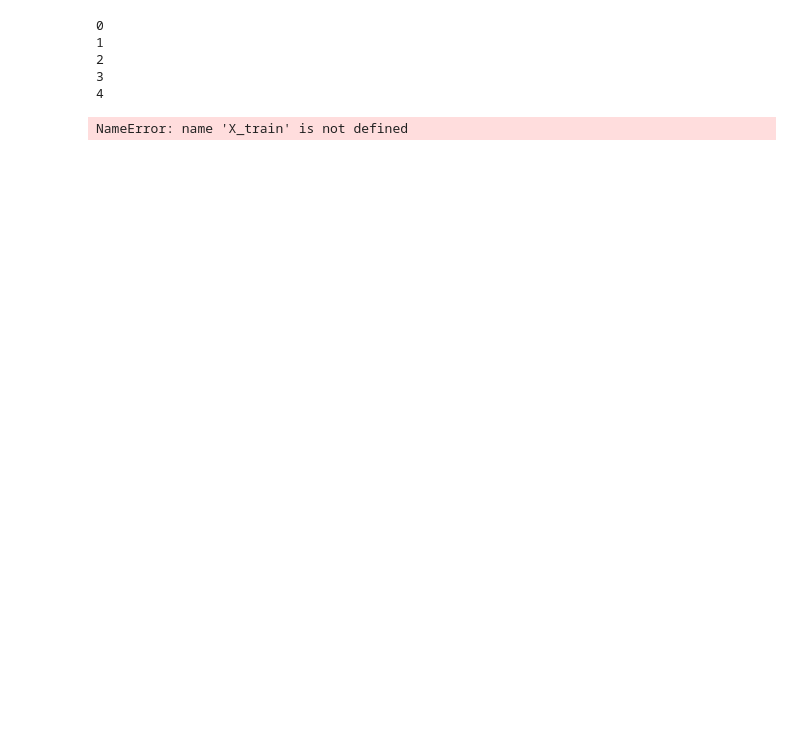
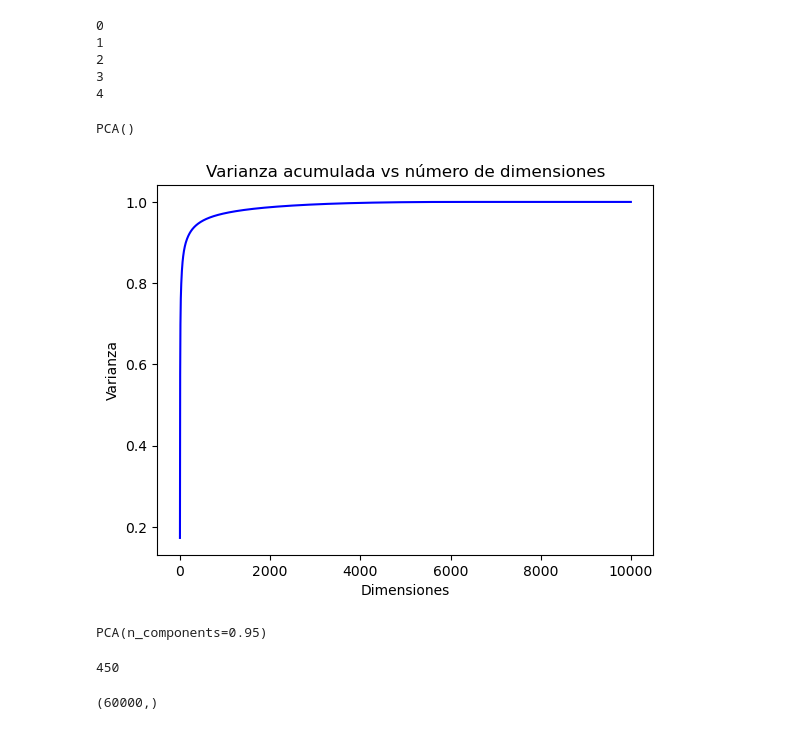
Before and after one commit to manuelo24-jpg/Ejercicios-Python, a Jupyter notebook: Pia/tema4/actividades/actividad3_19/Actividad3_19.ipynb, the cells around one changed output. Drawn from its saved outputs; the diff is of its cells as text; code cells hidden in the pictures; blank space fills up the shorter version.

```diff
--- a/Pia/tema4/actividades/actividad3_19/Actividad3_19.ipynb
+++ b/Pia/tema4/actividades/actividad3_19/Actividad3_19.ipynb
@@ -42,7 +60,7 @@ for idx,folder in enumerate(folders):
     for file in listdir('./Rice_Image_Dataset/'+folder):
         #Cargamos la imagen.
         #load_img sirve para cargar las imágenes en memoria. Tiene distintos parámetros para modificar como se cargan las imágenes.
-        photo = load_img('./Rice_Image_Dataset/'+folder+'/' + file, color_mode='grayscale', target_size=(250, 250))
+        photo = load_img('./Rice_Image_Dataset/'+folder+'/' + file, color_mode='grayscale', target_size=(100, 100))
         #Convertimos la imagen a un array.
         photo = img_to_array(photo)
         #Los guardamos en las listas.
@@ -68,4 +86,16 @@ from sklearn.decomposition import PCA
 pca = PCA()
 pca.fit(X_train)
 # %% [output]
-NameError: name 'X_train' is not defined
+PCA()
+# %%
+import numpy as np
+cumsum = np.cumsum(pca.explained_variance_ratio_)
+# %%
+import matplotlib.pyplot as plt
+plt.plot(range(len(cumsum)),cumsum,color='blue')
+plt.title("Varianza acumulada vs número de dimensiones")
+plt.xlabel('Dimensiones')
+plt.ylabel('Varianza')
+plt.show()
+# %% [output]
+[figure, added]
@@ -71,0 +104,15 @@ NameError: name 'X_train' is not defined
+# %%
+pca.fit(X_train)
+# %% [output]
+PCA(n_components=0.95)
+# %%
+X_train_pca = pca.transform(X_train)
+X_test_pca = pca.transform(X_test)
+
+X_train_pca.shape[1]
+# %% [output]
+450
+# %%
+y_train.shape
+# %% [output]
+(60000,)
```
Also changed, not shown: parts of 8 cells of this notebook, 1 other file.
